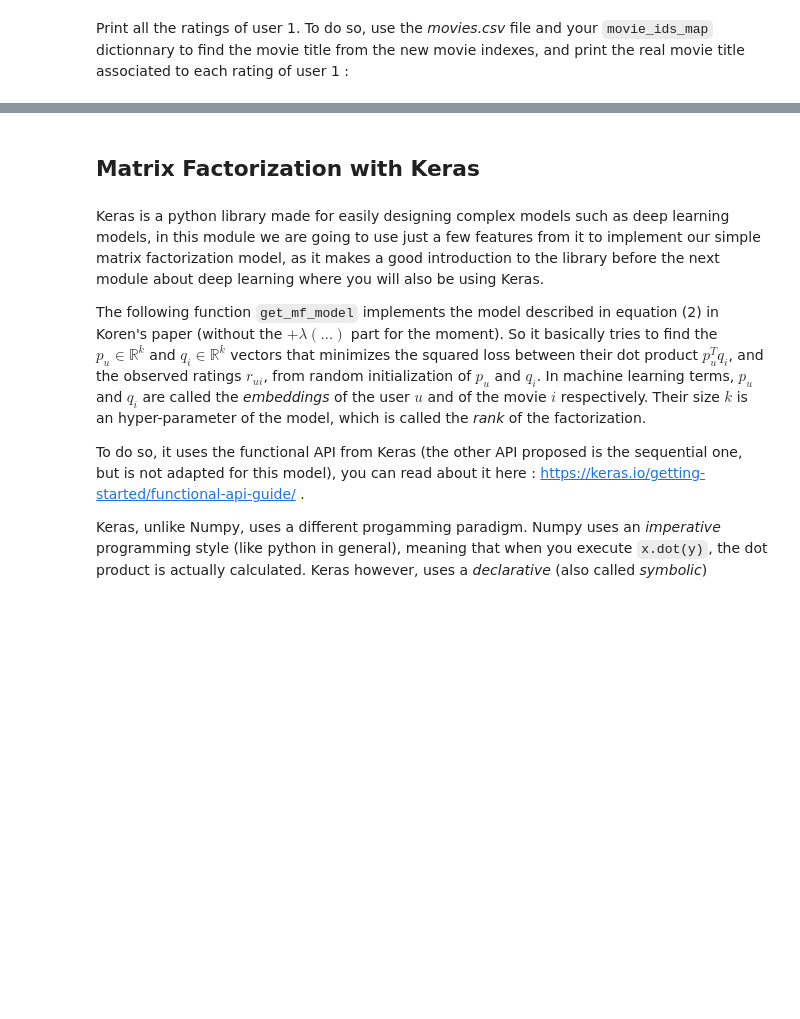
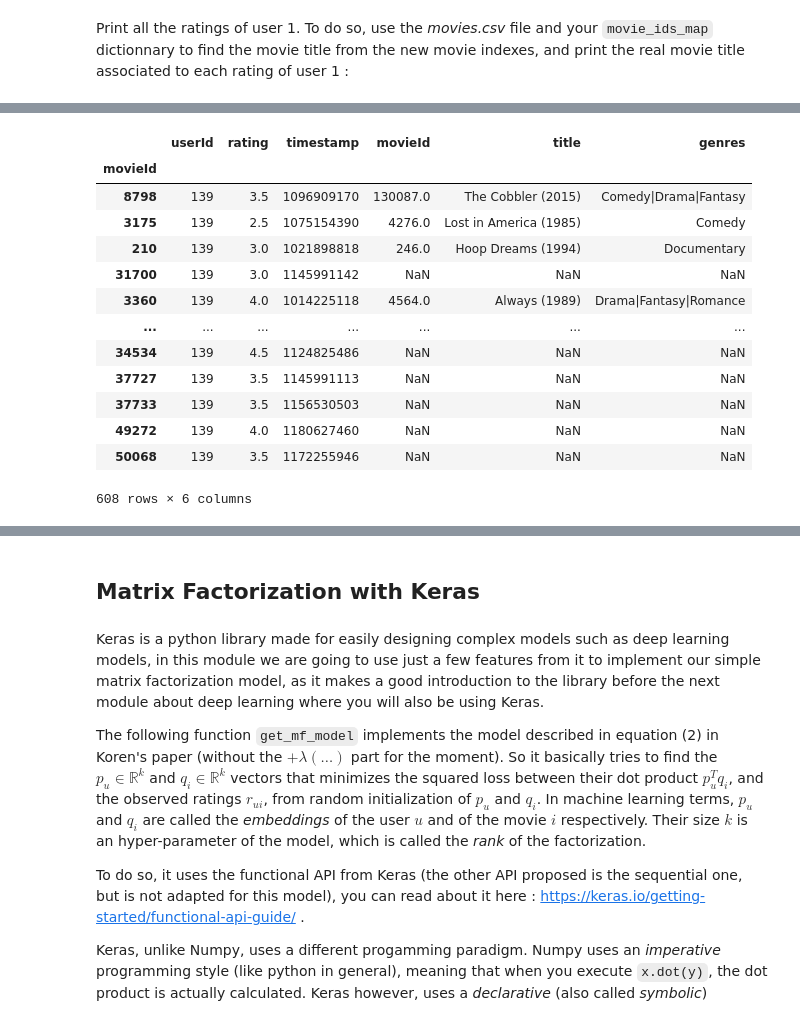
Before and after one commit to rubalravinder/ML4, a Jupyter notebook: notebooks/Machine_Learning_4_Recommender_Systems.ipynb, the cells around one changed output, grey strips where cells are left out. Saved outputs shown, nothing was run; the diff lists cells and outputs as text; code cells hidden in the pictures; blank space fills up the shorter version.

```diff
--- a/notebooks/Machine_Learning_4_Recommender_Systems.ipynb
+++ b/notebooks/Machine_Learning_4_Recommender_Systems.ipynb
@@ -330,0 +368,8 @@ Print all the ratings of user 1. To do so, use the *movies.csv* file and your `m
+# %%
+#TOFILL
+
+# on récupère les movieId de user 1
+
+print("First user:",dataset.iloc[0][0])
+df_ratings_user1=dataset[dataset.userId == dataset.iloc[0][0]]
+df_ratings_user1
@@ -330,0 +391,6 @@ Print all the ratings of user 1. To do so, use the *movies.csv* file and your `m
+# %%
+# on regarde l'index original de chaque movie
+
+inv_movie_ids_map = {v: k for k, v in movie_ids_map.items()} # on inverse le dico
+df_ratings_user1.movieId.replace(to_replace=inv_movie_ids_map, value=None, inplace=True)
+df_ratings_user1
@@ -330,0 +415,4 @@ Print all the ratings of user 1. To do so, use the *movies.csv* file and your `m
+# %%
+# on récupère le nom des movies associés à l'index
+movies=pd.read_csv('../data/ml-latest-small/movies.csv')
+movies
@@ -330,0 +433,18 @@ Print all the ratings of user 1. To do so, use the *movies.csv* file and your `m
+# %%
+joined_user1=df_ratings_user1.set_index('movieId').join(movies,on='movieId') # on join les 2 df grâce au movieId
+joined_user1
+# %% [output]
+|  | userId | rating | timestamp | movieId | title | genres |
+| movieId |  |  |  |  |  |  |
+| 8798 | 139 | 3.5 | 1096909170 | 130087.0 | The Cobbler (2015) | Comedy|Drama|Fantasy |
+| 3175 | 139 | 2.5 | 1075154390 | 4276.0 | Lost in America (1985) | Comedy |
+| 210 | 139 | 3.0 | 1021898818 | 246.0 | Hoop Dreams (1994) | Documentary |
+| 31700 | 139 | 3.0 | 1145991142 | NaN | NaN | NaN |
+| 3360 | 139 | 4.0 | 1014225118 | 4564.0 | Always (1989) | Drama|Fantasy|Romance |
+| ... | ... | ... | ... | ... | ... | ... |
+| 34534 | 139 | 4.5 | 1124825486 | NaN | NaN | NaN |
+| 37727 | 139 | 3.5 | 1145991113 | NaN | NaN | NaN |
+| 37733 | 139 | 3.5 | 1156530503 | NaN | NaN | NaN |
+| 49272 | 139 | 4.0 | 1180627460 | NaN | NaN | NaN |
+| 50068 | 139 | 3.5 | 1172255946 | NaN | NaN | NaN |
+608 rows × 6 columns
```
Also changed, not shown: parts of 36 cells of this notebook.
